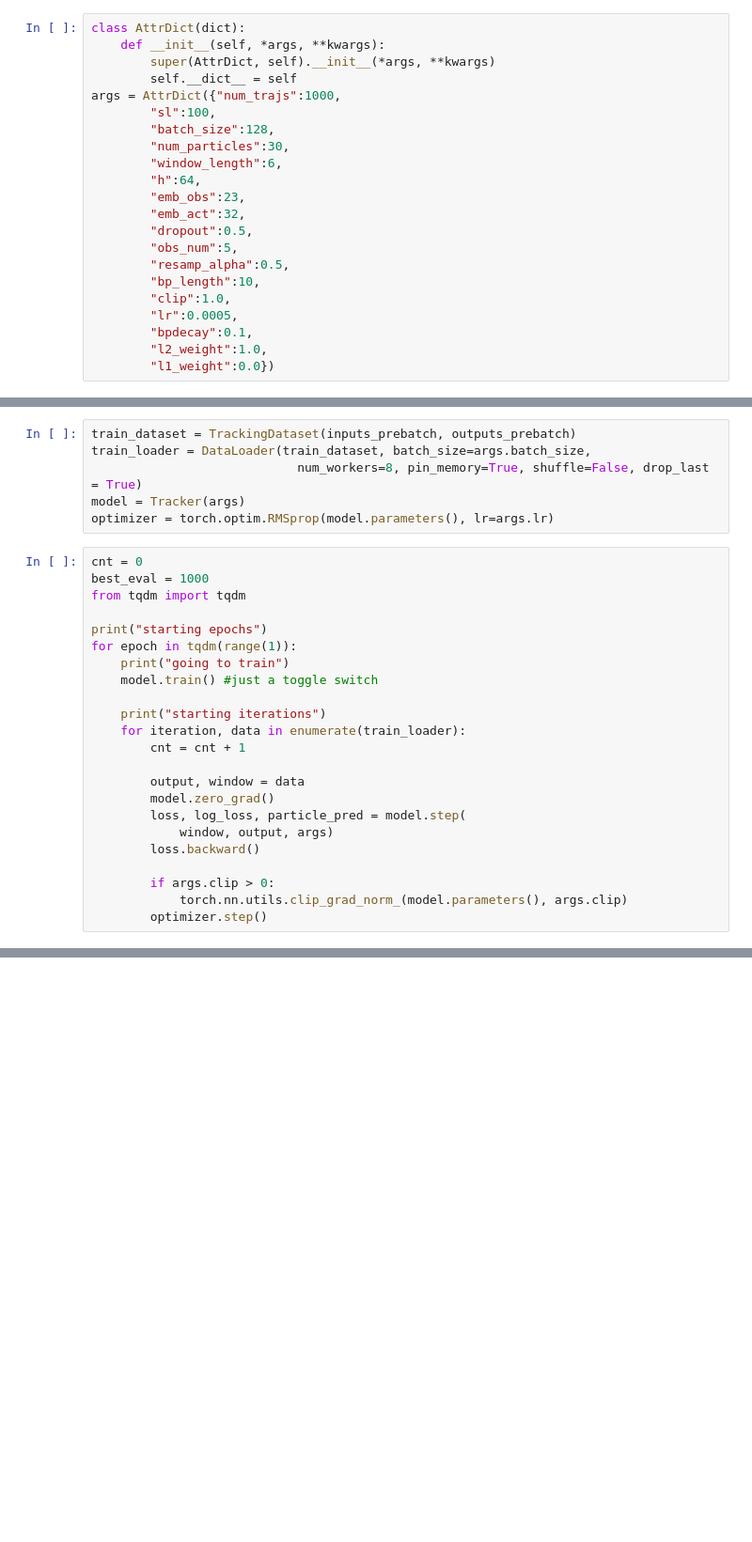
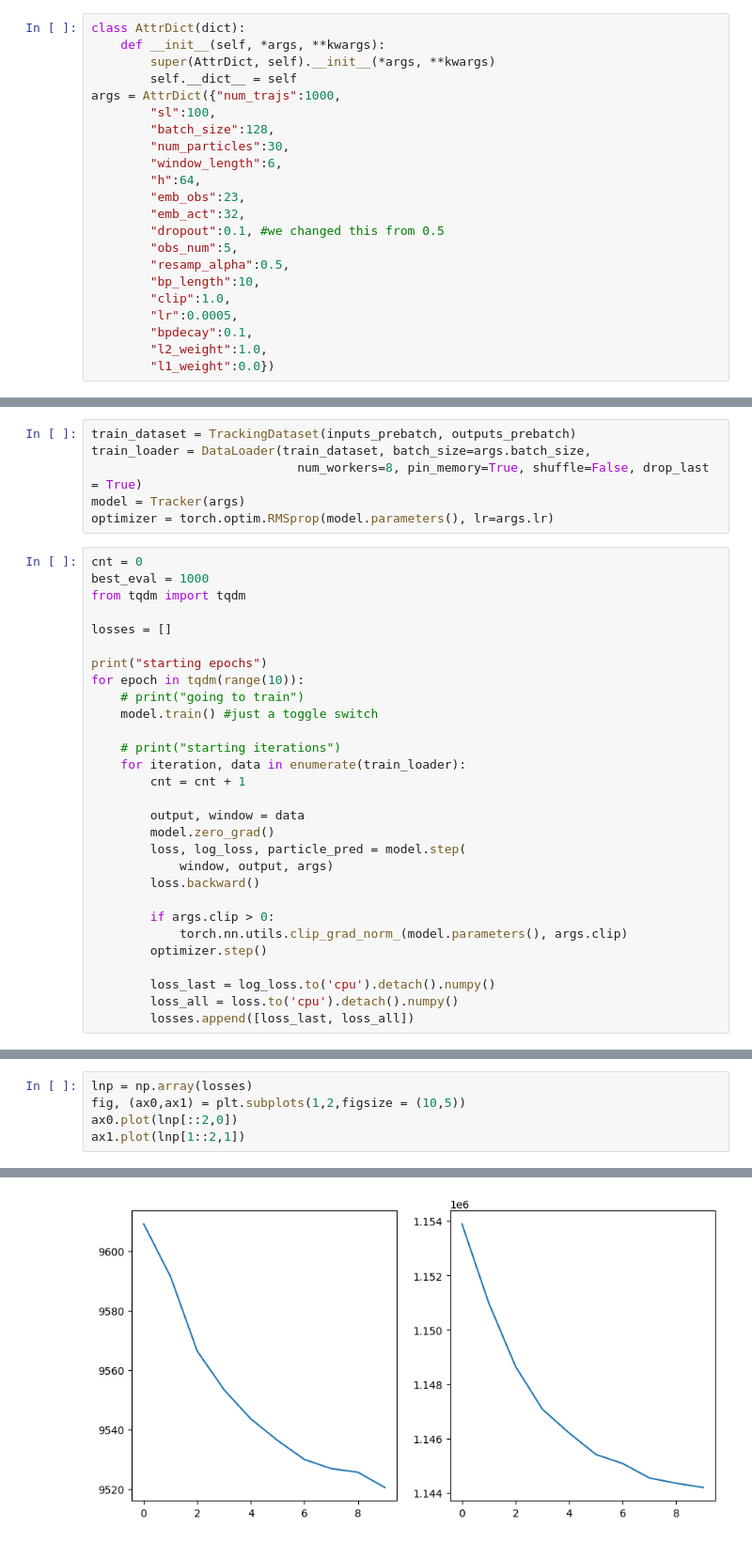
Before and after one commit to michaelsprintson/pfnet, a Jupyter notebook: playground.ipynb, the cells around one changed output, grey strips where cells are left out. Shown at 94% size. Drawn from its saved outputs; the diff is of its cells as text; blank space fills up the shorter version.

```diff
--- a/playground.ipynb
+++ b/playground.ipynb
@@ -26,7 +27,7 @@ args = AttrDict({"num_trajs":1000,
         "h":64,
         "emb_obs":23,
         "emb_act":32,
-        "dropout":0.5,
+        "dropout":0.1, #we changed this from 0.5
         "obs_num":5,
         "resamp_alpha":0.5,
         "bp_length":10,
@@ -55,12 +56,14 @@ cnt = 0
 best_eval = 1000
 from tqdm import tqdm
 
+losses = []
+
 print("starting epochs")
-for epoch in tqdm(range(1)):
-    print("going to train")
+for epoch in tqdm(range(10)):
+    # print("going to train")
     model.train() #just a toggle switch
 
-    print("starting iterations")
+    # print("starting iterations")
     for iteration, data in enumerate(train_loader):
         cnt = cnt + 1
 
@@ -73,3 +76,7 @@ for epoch in tqdm(range(1)):
         if args.clip > 0:
             torch.nn.utils.clip_grad_norm_(model.parameters(), args.clip)
         optimizer.step()
+
+        loss_last = log_loss.to('cpu').detach().numpy()
+        loss_all = loss.to('cpu').detach().numpy()
+        losses.append([loss_last, loss_all])
@@ -94,0 +106,6 @@ s torch.Size([3840, 320])
+# %%
+lnp = np.array(losses)
+fig, (ax0,ax1) = plt.subplots(1,2,figsize = (10,5))
+ax0.plot(lnp[::2,0])
+ax1.plot(lnp[1::2,1])
+# %% [output]
@@ -94,0 +113 @@ s torch.Size([3840, 320])
+[figure, added]
```
Also changed, not shown: parts of 4 cells of this notebook, 3 other files.
